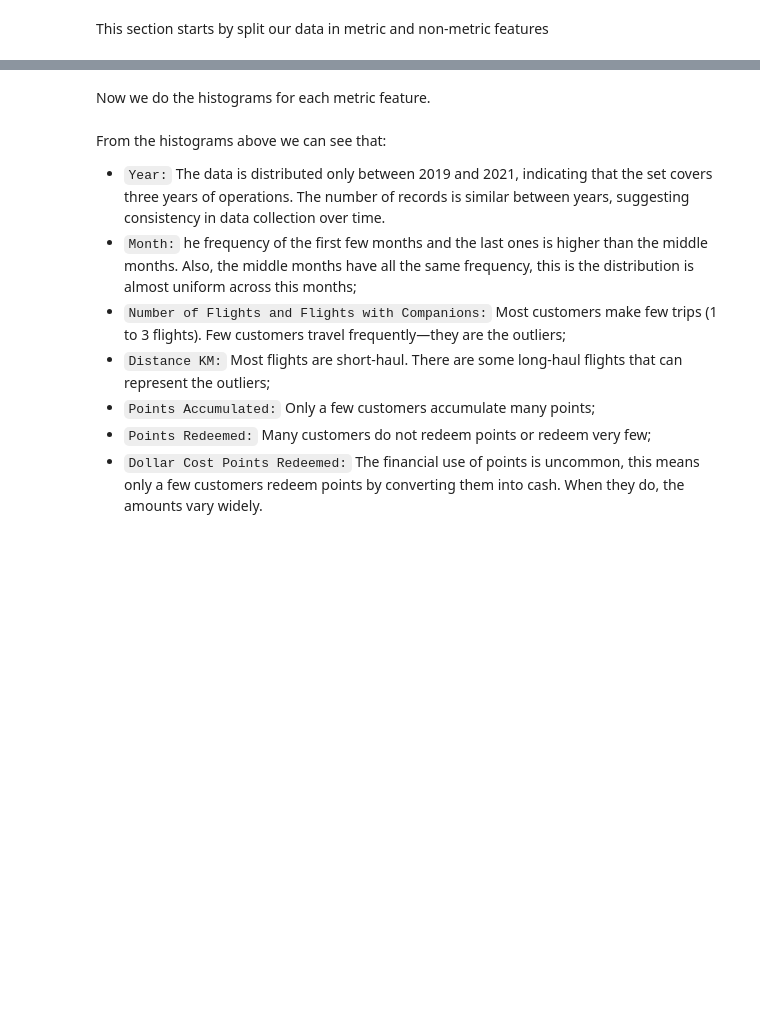
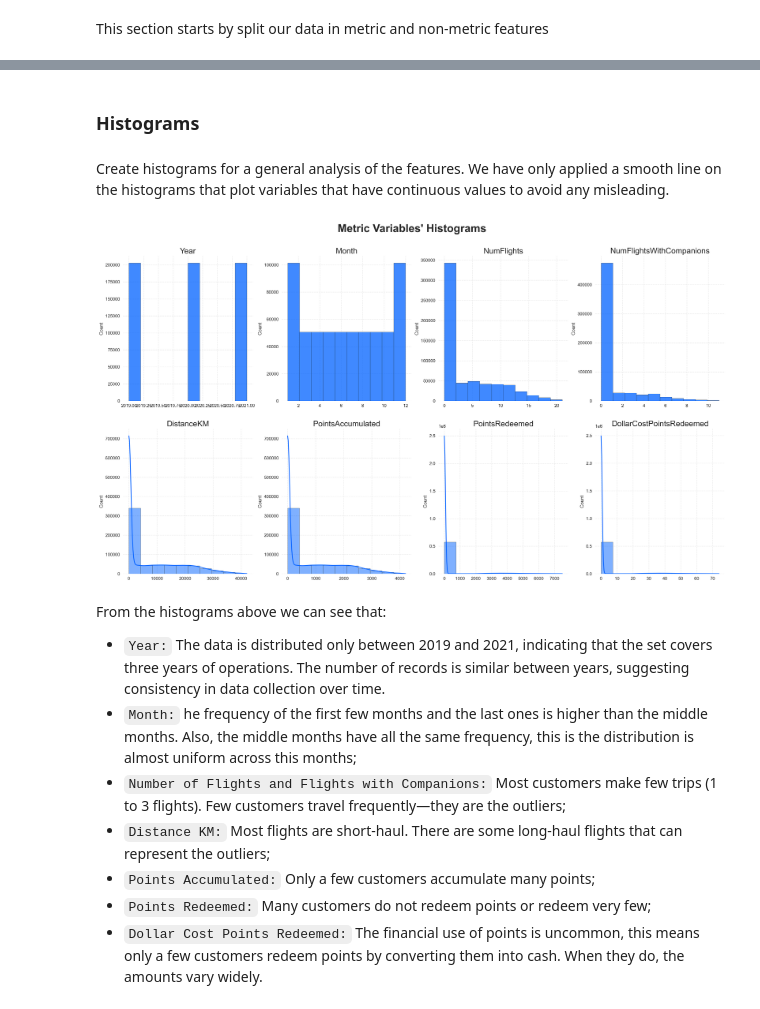
Before and after one commit to lourenco500/Data-Mining-Project, a Jupyter notebook: Data_Understanding_2.ipynb, the cells around one changed output, grey strips where cells are left out. Drawn from its saved outputs; the diff is of its cells as text; code cells hidden in the pictures; blank space fills up the shorter version.

Commit message:
visualisations

```diff
--- a/Data_Understanding_2.ipynb
+++ b/Data_Understanding_2.ipynb
@@ -78,6 +96,7 @@ This section starts by split our data in metric and non-metric features
 # %%
 non_metric_features_FDB = ["YearMonthDate"]
 metric_features_FDB = flightsDB.columns.drop(non_metric_features_FDB).to_list()
+continuous_FDB = ["DistanceKM", "PointsAccumulated", "PointsRedeemed", "DollarCostPointsRedeemed"]
 
 print("Metric Features:")
 for i, feature in enumerate(metric_features_FDB, 1):
@@ -89,2 +121,2 @@ for i, feature in enumerate(non_metric_features_FDB, 1):
 # %% [markdown]
-Now we do the histograms for each metric feature.
+### Histograms
@@ -134,3 +123,51 @@ plt.show()
+# %% [markdown]
+Create histograms for a general analysis of the features. We have only applied a smooth line on the histograms that plot variables that have continuous values to avoid any misleading.
+# %%
+# Set number of rows and columns
+sp_rows_FDB = 2
+sp_cols_FDB = ceil(len(metric_features_FDB) / sp_rows_FDB)
+
+# Set style
+sns.set_style("white") # increase contrast
+
+# Create figure
+fig, axes = plt.subplots(sp_rows_FDB,
+                         sp_cols_FDB,
+                         figsize=(20, 11),
+                         constrained_layout=True)
+
+# Additional spacing between rows
+fig.set_constrained_layout_pads(h_pad=.2)
+
+# Plot data
+for ax, feat in zip(axes.flatten(), metric_features_FDB):
+
+    sns.histplot(flightsDB[feat],
+                 bins=10,
+                 kde=(feat in continuous_FDB), #smooth line only for continuous variables
+                 ax=ax,
+                 color="#0062FF",
+                 edgecolor="black")
+
+    ax.set_title(feat, fontsize=18)
+    ax.grid(True, linestyle="--", alpha=0.4)
+    ax.set_xlabel("")
+
+# Global title
+plt.suptitle("Metric Variables' Histograms",
+             fontsize=25,
+             fontweight="bold",
+             y=1.05)
+
+# Save figure
+os.makedirs(os.path.join('..', 'figures', 'eda'), exist_ok=True)
+fig.savefig(os.path.join('..', 'figures', 'eda', 'numeric_variables_histograms.png'),
+            dpi=200)
+
+# display output
+plt.show()
+# %% [output]
+[figure, added]
 # %% [markdown]
 From the histograms above we can see that:
 
```
Also changed, not shown: parts of 15 cells of this notebook, 1 other file.
